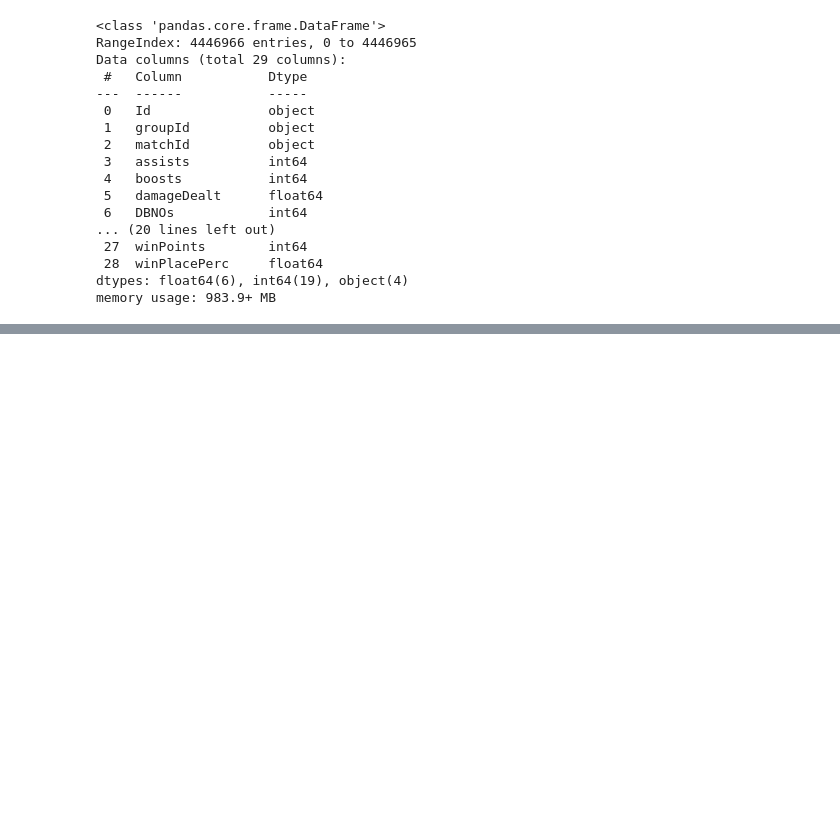
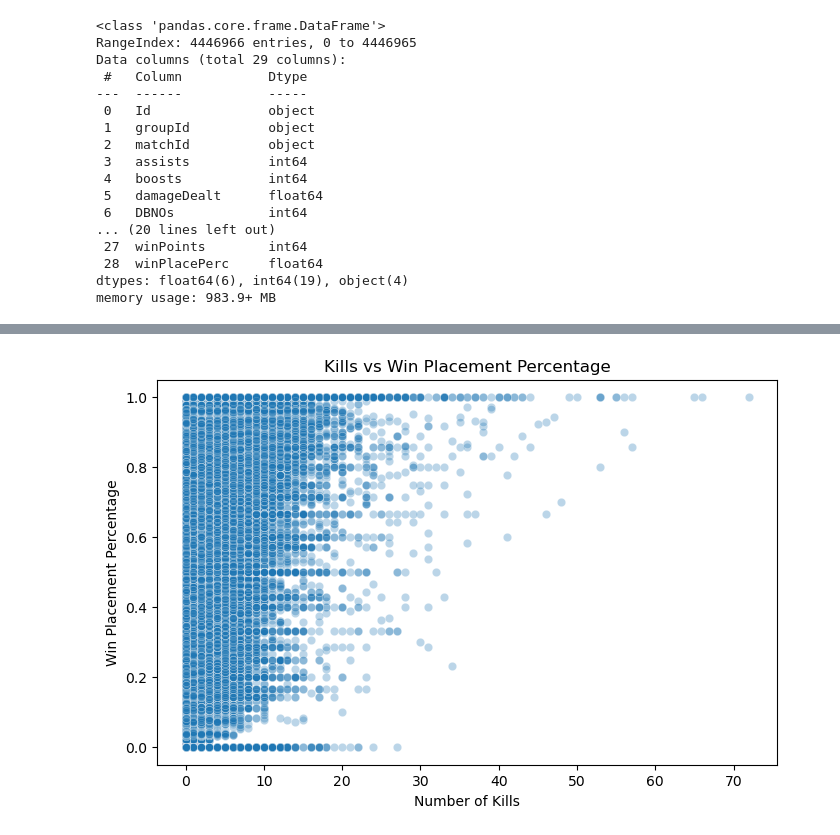
Before and after one commit to omxmishra/GameWinnerPrediction, a Jupyter notebook: Untitled.ipynb, the cells around one changed output, grey strips where cells are left out. Cells and saved outputs as stored; diff of their text form; code cells hidden in the pictures; blank space fills up the shorter version.

```diff
--- a/Untitled.ipynb
+++ b/Untitled.ipynb
@@ -58,0 +169,12 @@ memory usage: 983.9+ MB
+# %%
+plt.figure(figsize=(8,5))
+
+sns.scatterplot(x='kills', y='winPlacePerc', data=df, alpha=0.3)
+
+plt.title("Kills vs Win Placement Percentage")
+plt.xlabel("Number of Kills")
+plt.ylabel("Win Placement Percentage")
+
+plt.show()
+# %% [output]
+[figure, added]
```
Also changed, not shown: parts of 35 cells of this notebook.
